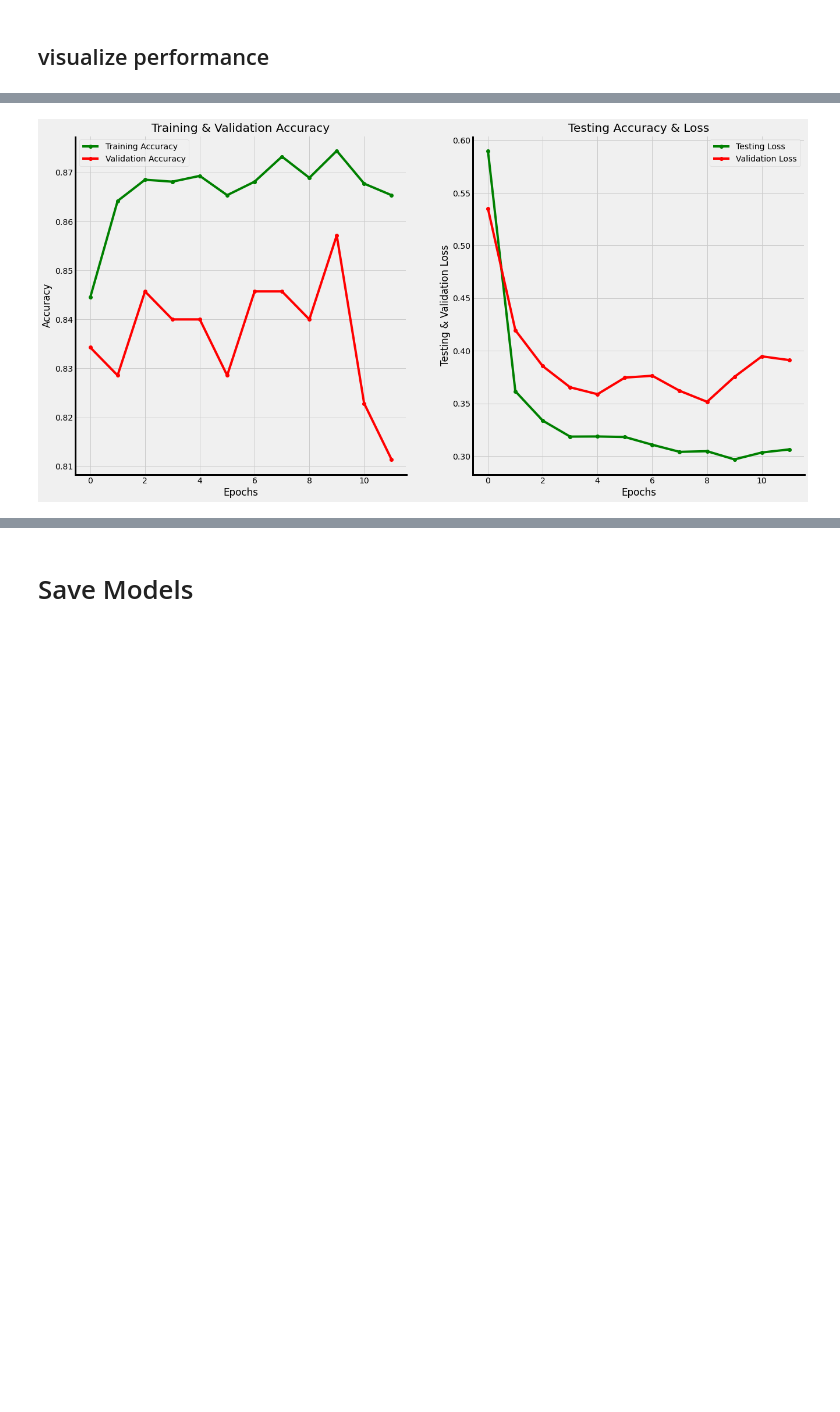
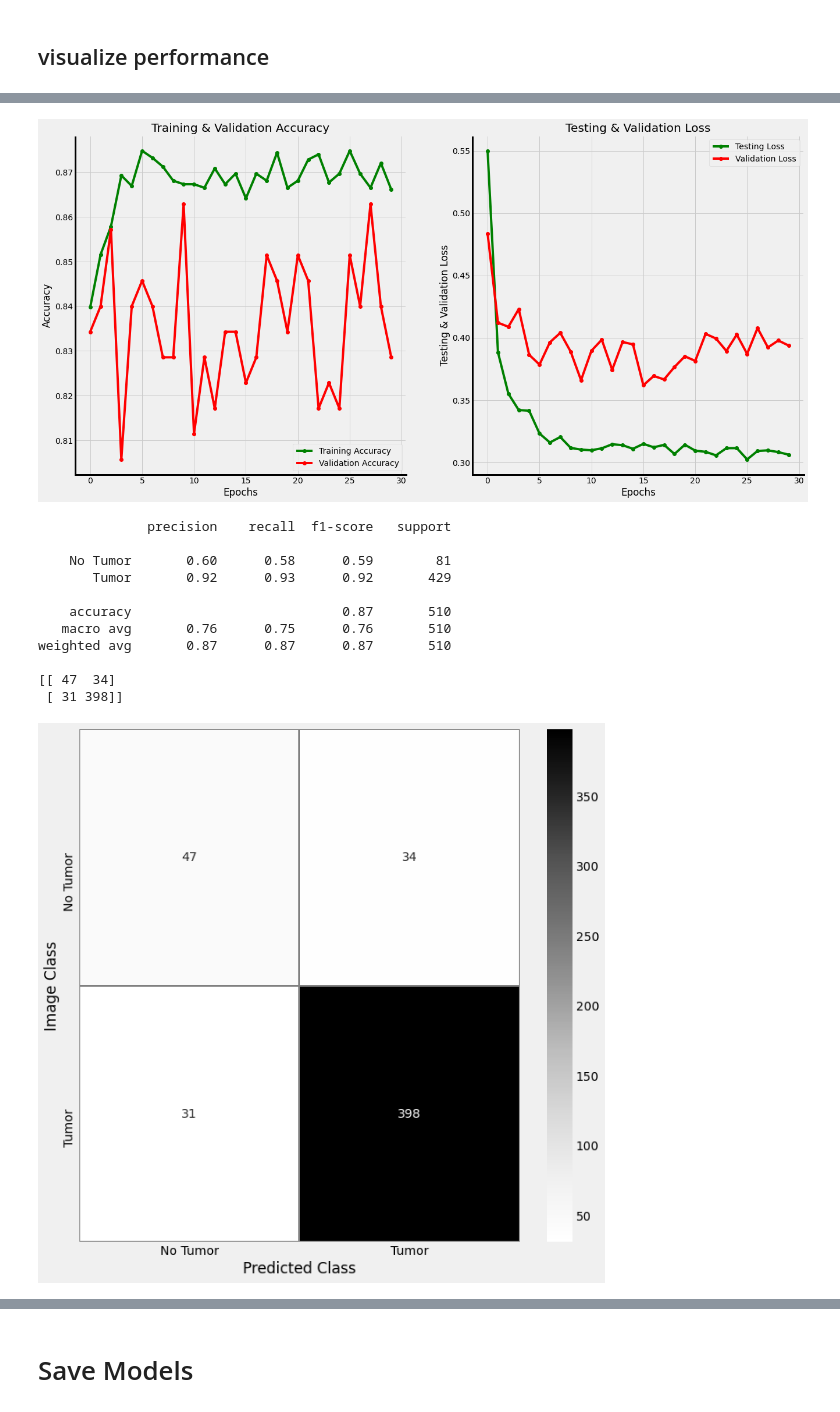
Before and after one commit to samjdedes/MRI_brain_scan_tumor_detection, a Jupyter notebook: notebooks/exploratory/EDA.ipynb, the cells around one changed output, grey strips where cells are left out. Cells and saved outputs as stored; diff of their text form; code cells hidden in the pictures; blank space fills up the shorter version.

```diff
--- a/notebooks/exploratory/EDA.ipynb
+++ b/notebooks/exploratory/EDA.ipynb
@@ -448,6 +474,6 @@ learning_rate_reduction_acc = ReduceLROnPlateau(monitor='val_accuracy', patience
 # %% [markdown]
 # Run Model
 # %%
-epochs = 25
+epochs = 30
 fsm_history = fsm.fit(datagen.flow(x_train, y_train), epochs=epochs, validation_data=datagen.flow(x_val, y_val), callbacks=[learning_rate_reduction_loss, learning_rate_reduction_acc])
 # %% [output]
@@ -1146,7 +1327,7 @@ def plot_metrics(model_history, filename='default', path=None):
 
     ax[1].plot(epochs , train_loss , 'g-o' , label = 'Testing Loss')
     ax[1].plot(epochs , val_loss , 'r-o' , label = 'Validation Loss')
-    ax[1].set_title('Testing Accuracy & Loss')
+    ax[1].set_title('Testing & Validation Loss')
     ax[1].legend()
     ax[1].set_xlabel("Epochs")
     ax[1].set_ylabel("Testing & Validation Loss")
@@ -1206,7 +1387,19 @@ def plot_confusion_matrix(model, X, Y, labels=['No Tumor', 'Tumor'], filename='d
 
     plt.show()
 # %%
-plot_metrics(fsm_history.history, filename='FSM')
-plot_confusion_matrix(fsm, x_test, y_test, filename='FSM')
+plot_metrics(fsm_history.history, path='../figures/FSM')
+plot_confusion_matrix(fsm, x_test, y_test, path='../figures/FSM')
 # %% [output]
-[figure, old version]
+[figure, new version]
+              precision    recall  f1-score   support
+
+    No Tumor       0.60      0.58      0.59        81
+       Tumor       0.92      0.93      0.92       429
+
+    accuracy                           0.87       510
+   macro avg       0.76      0.75      0.76       510
+weighted avg       0.87      0.87      0.87       510
+
+[[ 47  34]
+ [ 31 398]]
+[figure, added]
```
Also changed, not shown: parts of 33 cells of this notebook, 7 other files.
